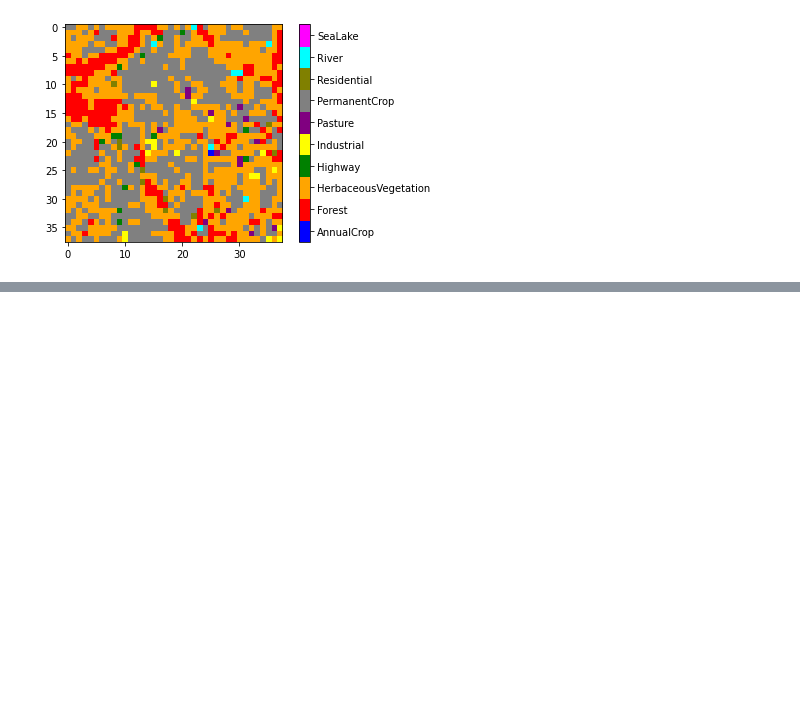
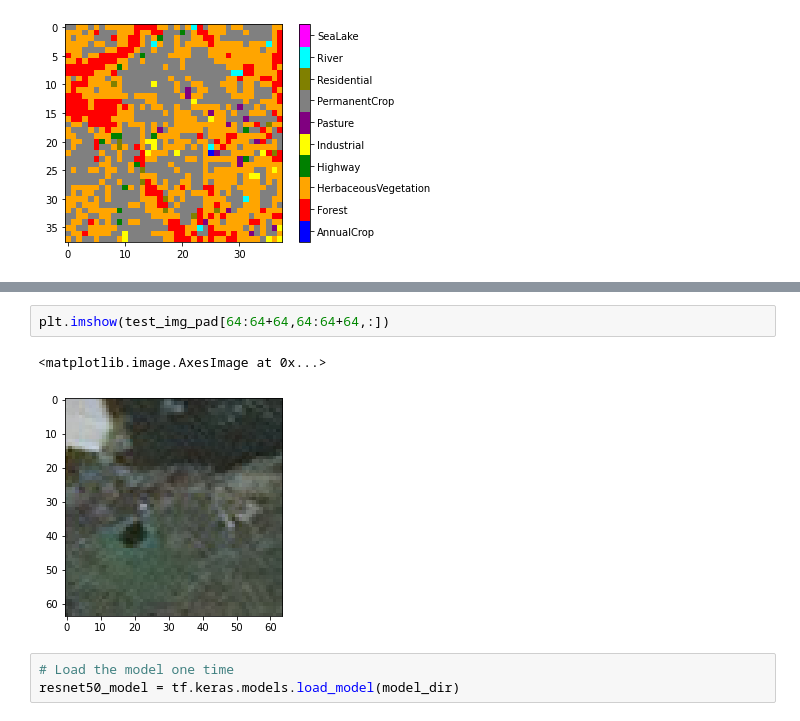
Before and after one commit to CSCCNY/final-project-landandbuildingsatimg-ccny, a Jupyter notebook: notebooks/scratch/03-SM-ResNet50_Validation.ipynb, the cells around one changed output, grey strips where cells are left out. Cells and saved outputs as stored; diff of their text form; blank space fills up the shorter version.

```diff
--- a/notebooks/scratch/03-SM-ResNet50_Validation.ipynb
+++ b/notebooks/scratch/03-SM-ResNet50_Validation.ipynb
@@ -256,0 +248,8 @@ plot_label(predicted_img, labels,col_dict)
+# %%
+plt.imshow(test_img_pad[64:64+64,64:64+64,:])
+# %% [output]
+<matplotlib.image.AxesImage at 0x...>
+[figure, added]
+# %%
+# Load the model one time
+resnet50_model = tf.keras.models.load_model(model_dir)
```
Also changed, not shown: parts of 35 cells of this notebook.
